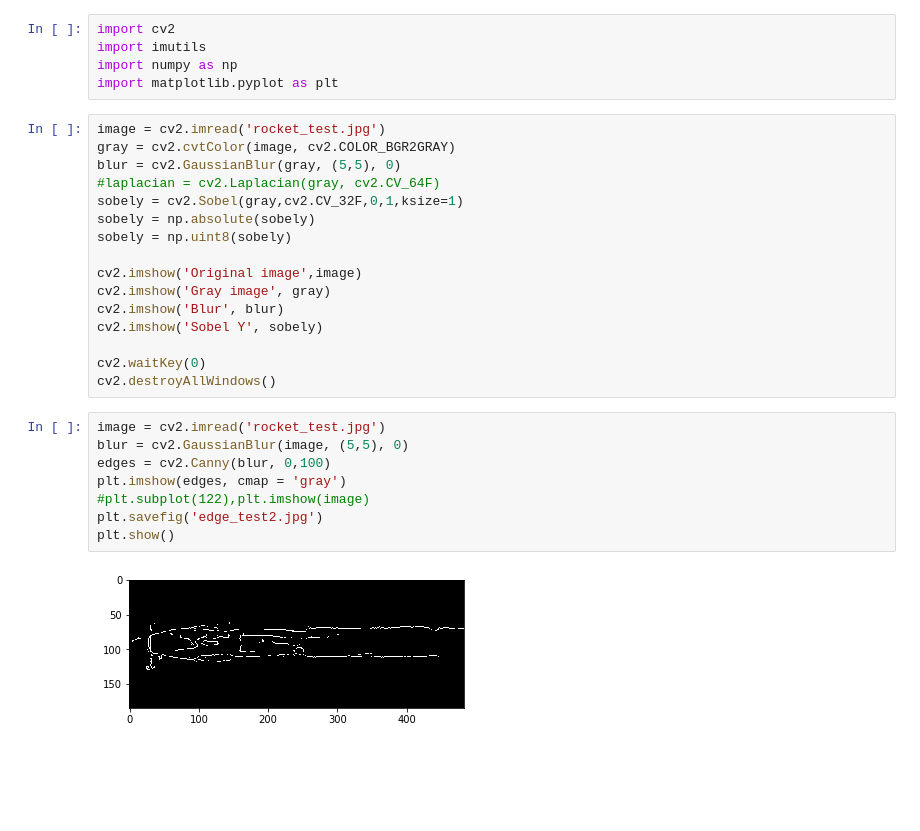
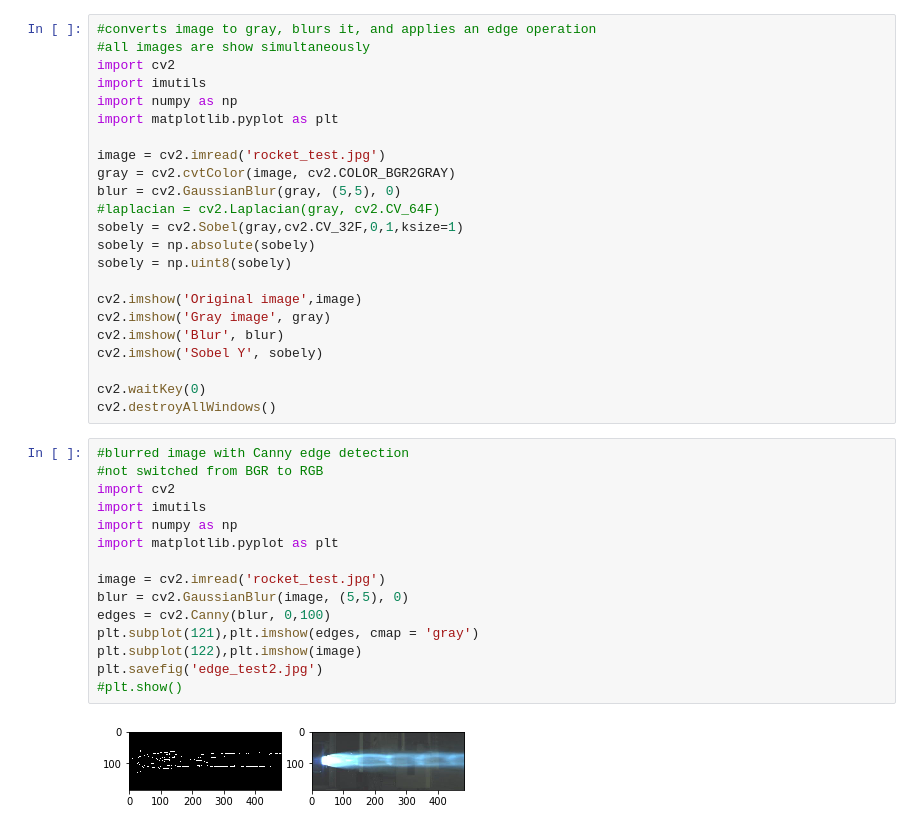
Before and after one commit to himschoota/VIPR-Image-Video-Processing, a Jupyter notebook: image_processing.ipynb, the cells around one changed output. Saved outputs shown, nothing was run; the diff lists cells and outputs as text; blank space fills up the shorter version.

```diff
--- a/image_processing.ipynb
+++ b/image_processing.ipynb
@@ -1,9 +1,11 @@
-# %%
-import cv2
-import imutils
-import numpy as np
-import matplotlib.pyplot as plt
 # %%
+#converts image to gray, blurs it, and applies an edge operation
+#all images are show simultaneously
+import cv2
+import imutils
+import numpy as np
+import matplotlib.pyplot as plt
+
 image = cv2.imread('rocket_test.jpg')
 gray = cv2.cvtColor(image, cv2.COLOR_BGR2GRAY)
 blur = cv2.GaussianBlur(gray, (5,5), 0)
@@ -20,13 +22,20 @@ cv2.imshow('Sobel Y', sobely)
 cv2.waitKey(0)
 cv2.destroyAllWindows()
 # %%
+#blurred image with Canny edge detection
+#not switched from BGR to RGB
+import cv2
+import imutils
+import numpy as np
+import matplotlib.pyplot as plt
+
 image = cv2.imread('rocket_test.jpg')
 blur = cv2.GaussianBlur(image, (5,5), 0)
 edges = cv2.Canny(blur, 0,100)
-plt.imshow(edges, cmap = 'gray')
-#plt.subplot(122),plt.imshow(image)
+plt.subplot(121),plt.imshow(edges, cmap = 'gray')
+plt.subplot(122),plt.imshow(image)
 plt.savefig('edge_test2.jpg')
-plt.show()
+#plt.show()
 # %% [output]
-[figure, old version]
+[figure, new version]
 # %%
```
Also changed, not shown: parts of 16 cells of this notebook.
